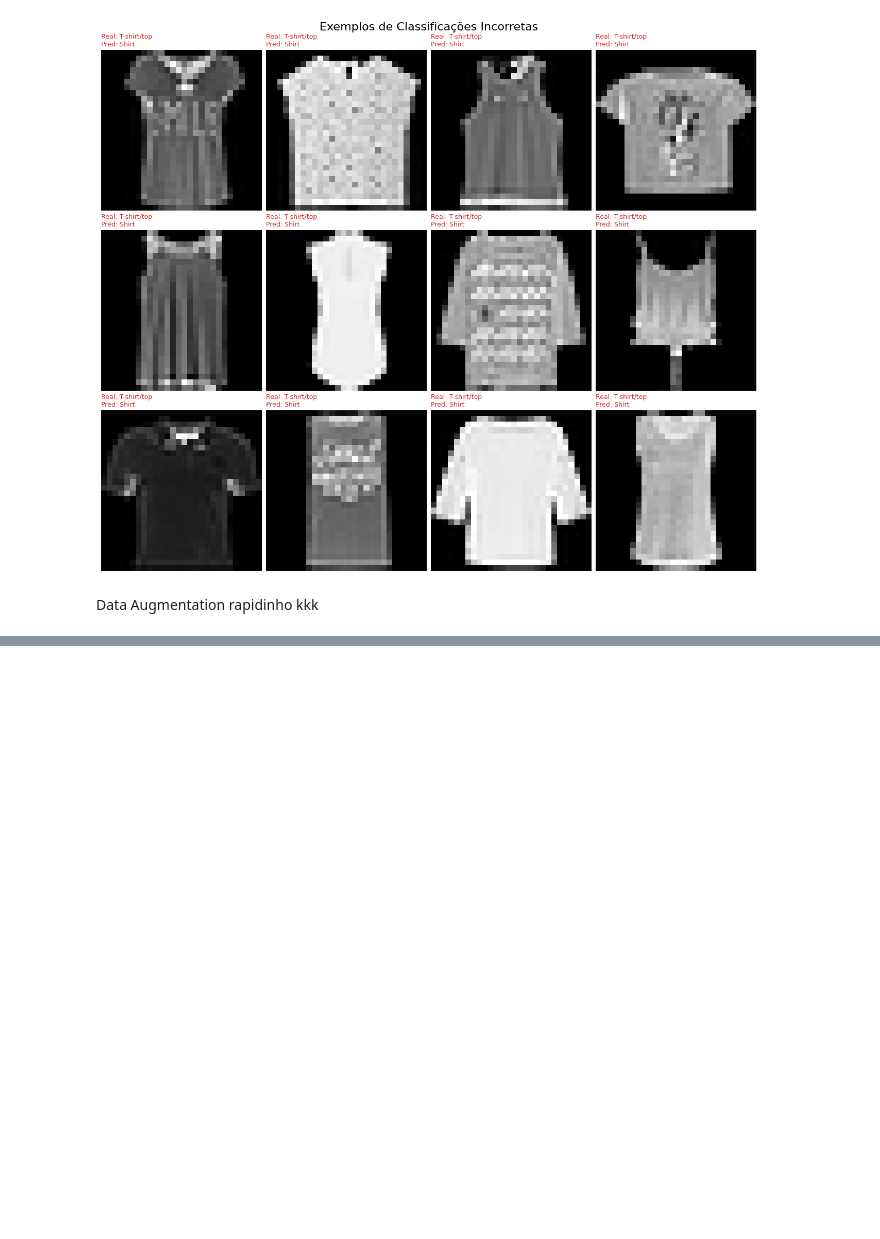
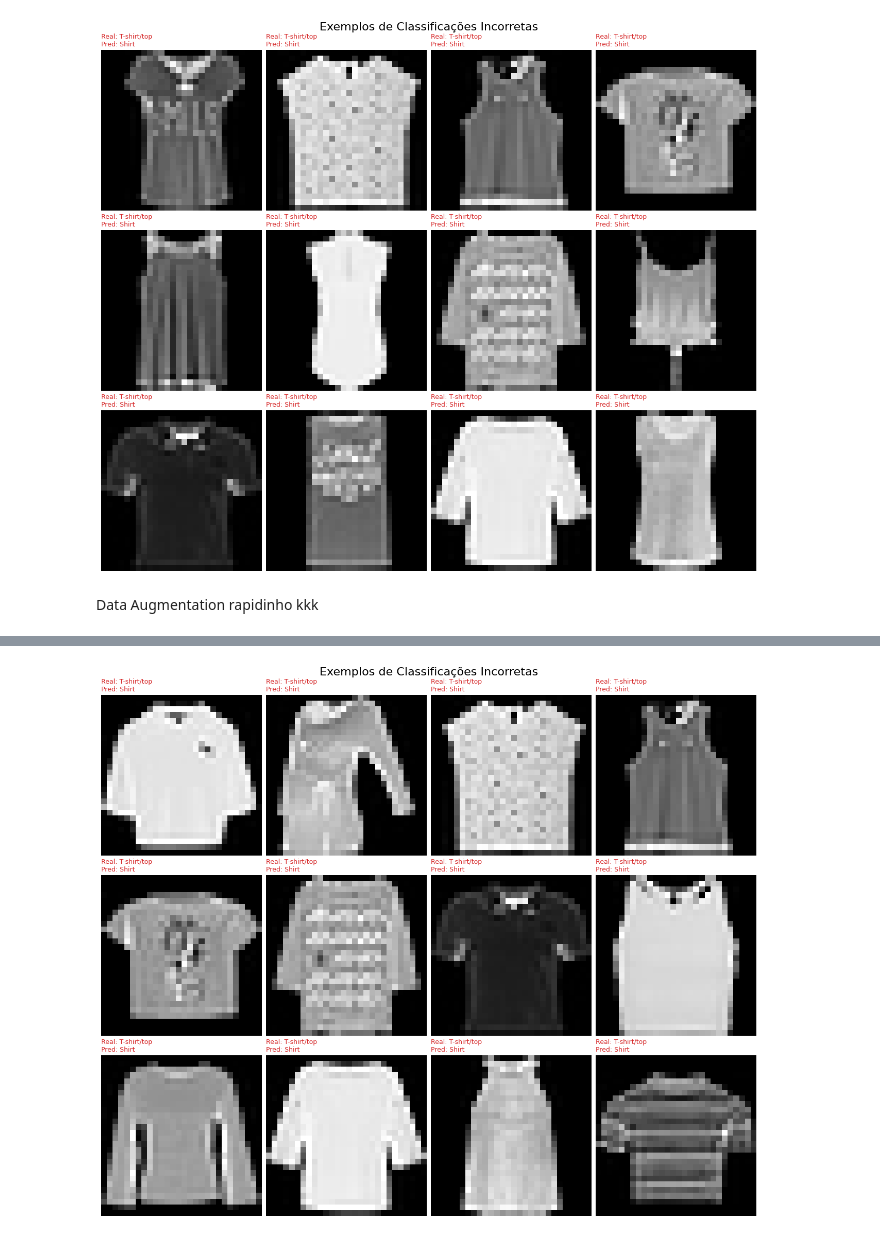
Before and after one commit to davidoneilai/mlp, a Jupyter notebook: apresentação3/apresentação.ipynb, the cells around one changed output, grey strips where cells are left out. Cells and saved outputs as stored; diff of their text form; code cells hidden in the pictures; blank space fills up the shorter version.

```diff
--- a/apresentação3/apresentação.ipynb
+++ b/apresentação3/apresentação.ipynb
@@ -405,0 +543,12 @@ AttributeError: 'MLP' object has no attribute 'fit'
+# %%
+mask_pair = (y_test_labels == 0) & (y_pred == 6)  # Real: T-shirt, Predito: Shirt
+pair_indices = np.where(mask_pair)[0]
+
+plot_classification_errors(
+    x_test, y_test_labels, y_pred,
+    wrong_indices=pair_indices,
+    class_names=class_names,
+    num_to_show=12, cols=4
+)
+# %% [output]
+[figure, added]
```
Also changed, not shown: parts of 19 cells of this notebook.
